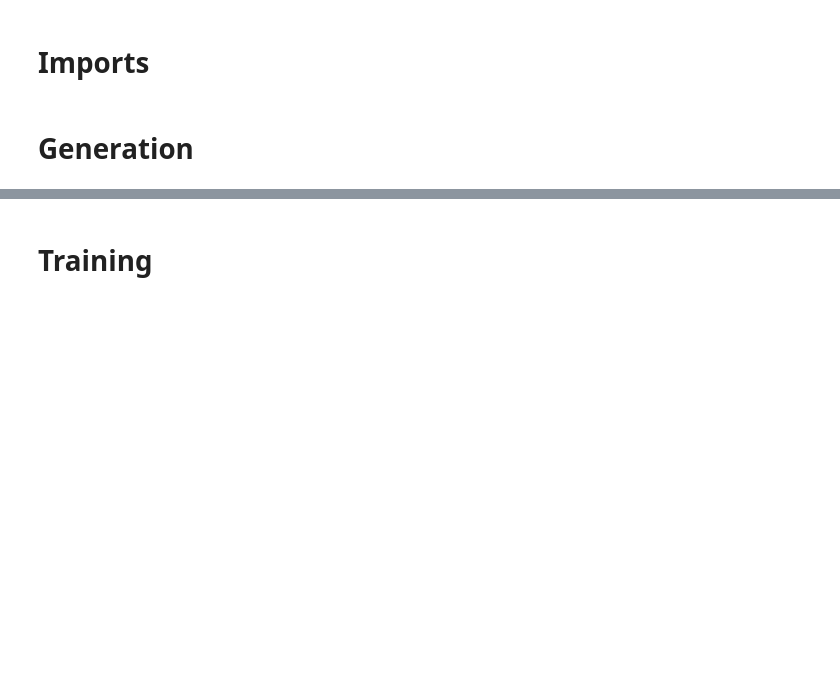
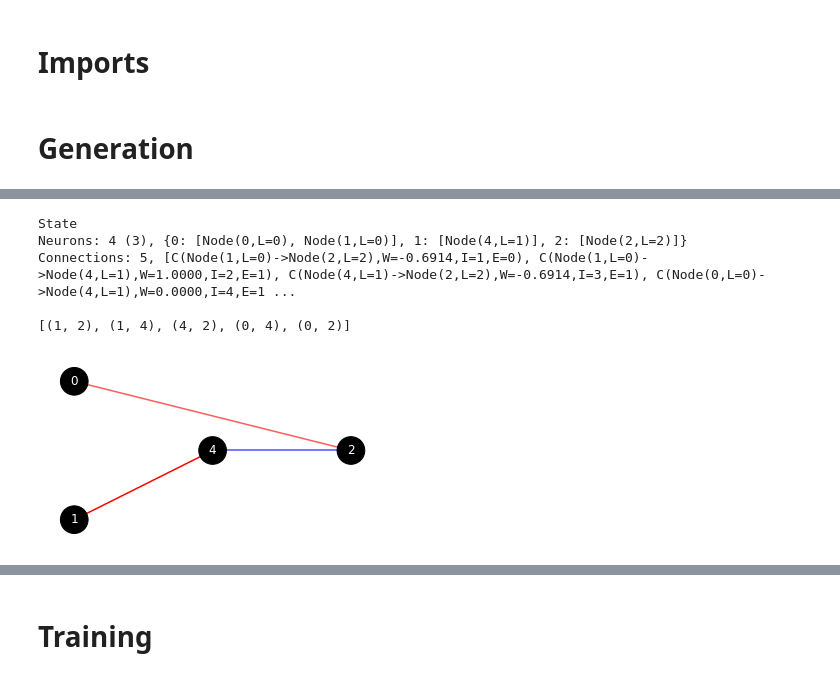
Before and after one commit to drewcurran/COS398_NEAT, a Jupyter notebook: NEAT/test_code.ipynb, the cells around one changed output, grey strips where cells are left out. Cells and saved outputs as stored; diff of their text form; code cells hidden in the pictures; blank space fills up the shorter version.

```diff
--- a/NEAT/test_code.ipynb
+++ b/NEAT/test_code.ipynb
@@ -80,0 +50,12 @@ Connections: 1, [C(Node(2,L=0)->Node(3,L=1),W=0.8549,I=3,E=1)]
+# %%
+population.mutate_gene(player1)
+player1.print_state()
+player1.draw_state()
+print(population.innovation_history.innovations)
+# %% [output]
+State
+Neurons: 4 (3), {0: [Node(0,L=0), Node(1,L=0)], 1: [Node(4,L=1)], 2: [Node(2,L=2)]}
+Connections: 5, [C(Node(1,L=0)->Node(2,L=2),W=-0.6914,I=1,E=0), C(Node(1,L=0)->Node(4,L=1),W=1.0000,I=2,E=1), C(Node(4,L=1)->Node(2,L=2),W=-0.6914,I=3,E=1), C(Node(0,L=0)->Node(4,L=1),W=0.0000,I=4,E=1 ...
+
+[(1, 2), (1, 4), (4, 2), (0, 4), (0, 2)]
+[figure, added]
```
Also changed, not shown: parts of 15 cells of this notebook, 5 other files.
